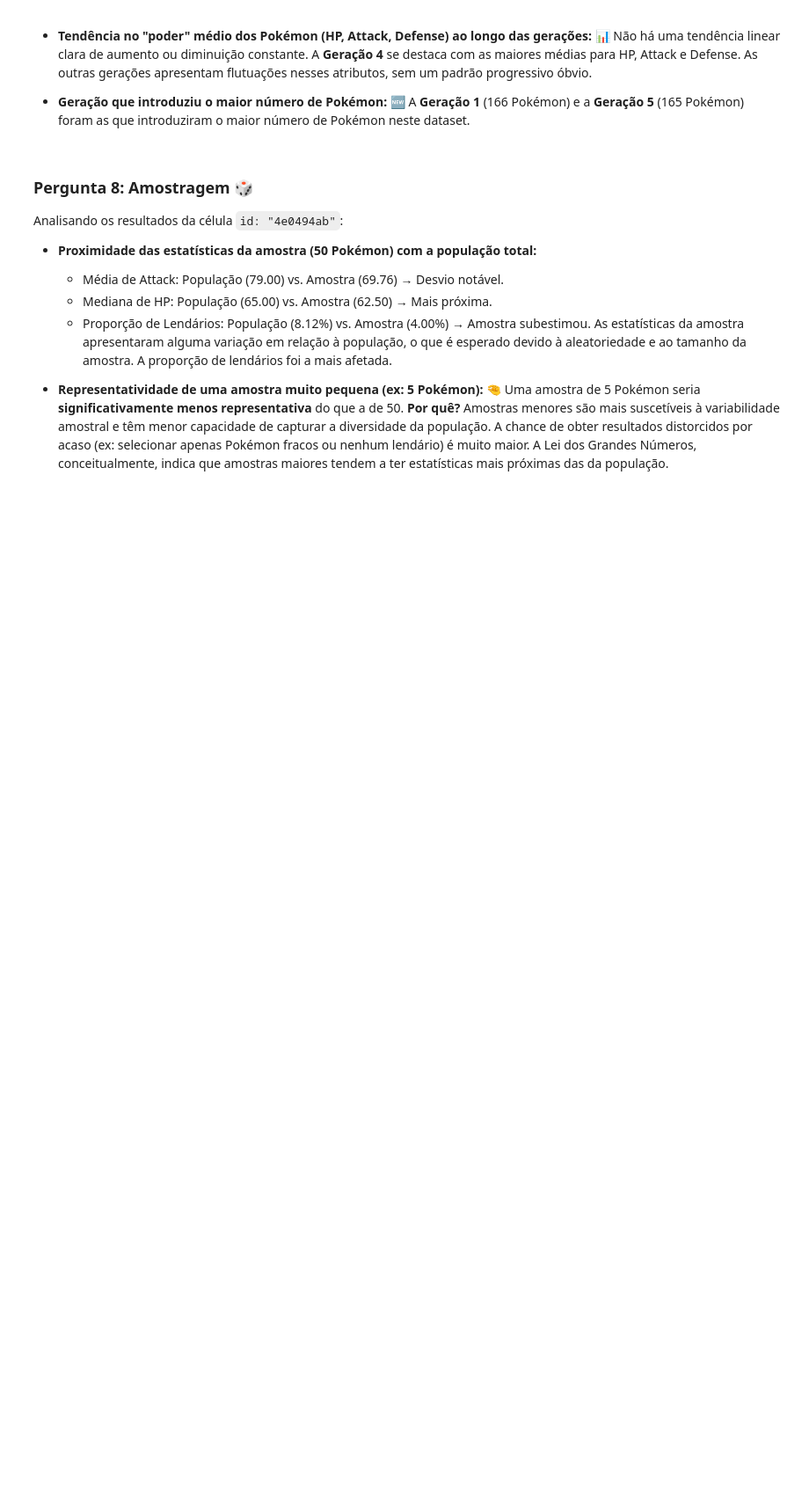
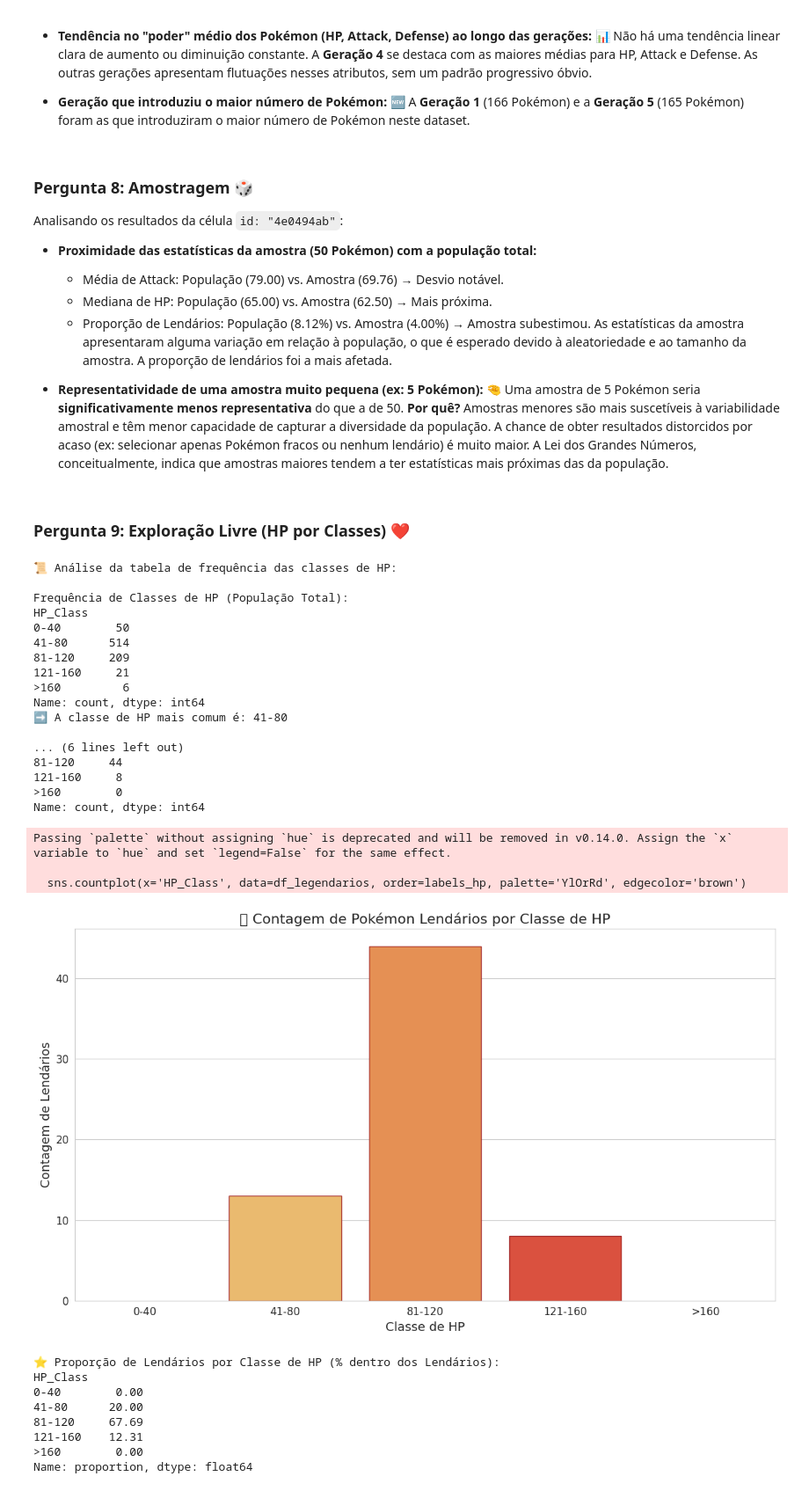
Before and after one commit to et586-estatistica/intro-data-analysis-Mauro-Jorge, a Jupyter notebook: atividade1.ipynb, the cells around one changed output. Shown at 88% size. Cells and saved outputs as stored; diff of their text form; code cells hidden in the pictures; blank space fills up the shorter version.

Commit message:
feat: Análise da distribuição de HP_Class e concentração de Lendários em classes altas (Questão 9 - ATV1)

```diff
--- a/atividade1.ipynb
+++ b/atividade1.ipynb
@@ -900,3 +900,81 @@ Analisando os resultados da célula `id: "4e0494ab"`:
 * **Representatividade de uma amostra muito pequena (ex: 5 Pokémon):** 🤏
     Uma amostra de 5 Pokémon seria **significativamente menos representativa** do que a de 50.
     **Por quê?** Amostras menores são mais suscetíveis à variabilidade amostral e têm menor capacidade de capturar a diversidade da população. A chance de obter resultados distorcidos por acaso (ex: selecionar apenas Pokémon fracos ou nenhum lendário) é muito maior. A Lei dos Grandes Números, conceitualmente, indica que amostras maiores tendem a ter estatísticas mais próximas das da população.
+# %% [markdown]
+### Pergunta 9: Exploração Livre (HP por Classes) ❤️
+# %%
+# Solução para a Questão 9 (Análise de HP_Class para Lendários)
+if not df_pokemon.empty and 'HP_Class' in df_pokemon.columns and 'Legendary' in df_pokemon.columns:
+    print("📜 Análise da tabela de frequência das classes de HP:")
+
+    # labels_hp foi definido na célula fb3e46d4.
+    # Se essa célula não foi executada, redefinir aqui:
+    if 'labels_hp' not in locals():
+        bins_hp_q9 = [0, 40, 80, 120, 160, df_pokemon['HP'].max() + 1]
+        labels_hp = ['0-40', '41-80', '81-120', '121-160', '>160']
+        if 'HP_Class' not in df_pokemon.columns: # Recriar se não existir
+            df_pokemon['HP_Class'] = pd.cut(df_pokemon['HP'], bins=bins_hp_q9, labels=labels_hp, right=False)
+
+    freq_hp_class_total = df_pokemon['HP_Class'].value_counts().sort_index()
+    print("\nFrequência de Classes de HP (População Total):")
+    print(freq_hp_class_total)
+    classe_hp_mais_comum = freq_hp_class_total.idxmax()
+    print(f"➡️ A classe de HP mais comum é: {classe_hp_mais_comum}")
+
+    print("\n" * 2)
+    print("⭐ Distribuição de HP_Class para Pokémon Lendários:")
+    df_legendarios = df_pokemon[df_pokemon['Legendary'] == True]
+
+    if not df_legendarios.empty:
+        freq_hp_class_lendarios = df_legendarios['HP_Class'].value_counts().reindex(labels_hp).fillna(0).astype(int) # Garante todas as classes e ordem
+        print(freq_hp_class_lendarios)
+
+        plt.figure(figsize=(12,7))
+        sns.countplot(x='HP_Class', data=df_legendarios, order=labels_hp, palette='YlOrRd', edgecolor='brown')
+        plt.title('💖 Contagem de Pokémon Lendários por Classe de HP', fontsize=16)
+        plt.xlabel('Classe de HP', fontsize=14)
+        plt.ylabel('Contagem de Lendários', fontsize=14)
+        plt.xticks(fontsize=12)
+        plt.yticks(fontsize=12)
+        plt.tight_layout()
+        plt.show()
+
+        # Comparação em porcentagem dentro do grupo dos Lendários
+        prop_hp_class_lendarios = df_legendarios['HP_Class'].value_counts(normalize=True).reindex(labels_hp).fillna(0) * 100
+        print("\n⭐ Proporção de Lendários por Classe de HP (% dentro dos Lendários):")
+        print(prop_hp_class_lendarios.round(2))
+    else:
+        print("\nNão há Pokémon lendários no DataFrame para analisar HP_Class. 🤷")
+
+else:
+  print("\nNão é possível analisar HP_Class. DataFrame está vazio ou colunas necessárias (HP_Class, Legendary) ausentes. ⚠️")
+# %% [output]
+📜 Análise da tabela de frequência das classes de HP:
+
+Frequência de Classes de HP (População Total):
+HP_Class
+0-40        50
+41-80      514
+81-120     209
+121-160     21
+>160         6
+Name: count, dtype: int64
+➡️ A classe de HP mais comum é: 41-80
+
+... (6 lines left out)
+81-120     44
+121-160     8
+>160        0
+Name: count, dtype: int64
+Passing `palette` without assigning `hue` is deprecated and will be removed in v0.14.0. Assign the `x` variable to `hue` and set `legend=False` for the same effect.
+
+  sns.countplot(x='HP_Class', data=df_legendarios, order=labels_hp, palette='YlOrRd', edgecolor='brown')
+[figure, added]
+⭐ Proporção de Lendários por Classe de HP (% dentro dos Lendários):
+HP_Class
+0-40        0.00
+41-80      20.00
+81-120     67.69
+121-160    12.31
+>160        0.00
+Name: proportion, dtype: float64
```
Also changed, not shown: parts of 1 cell of this notebook.
